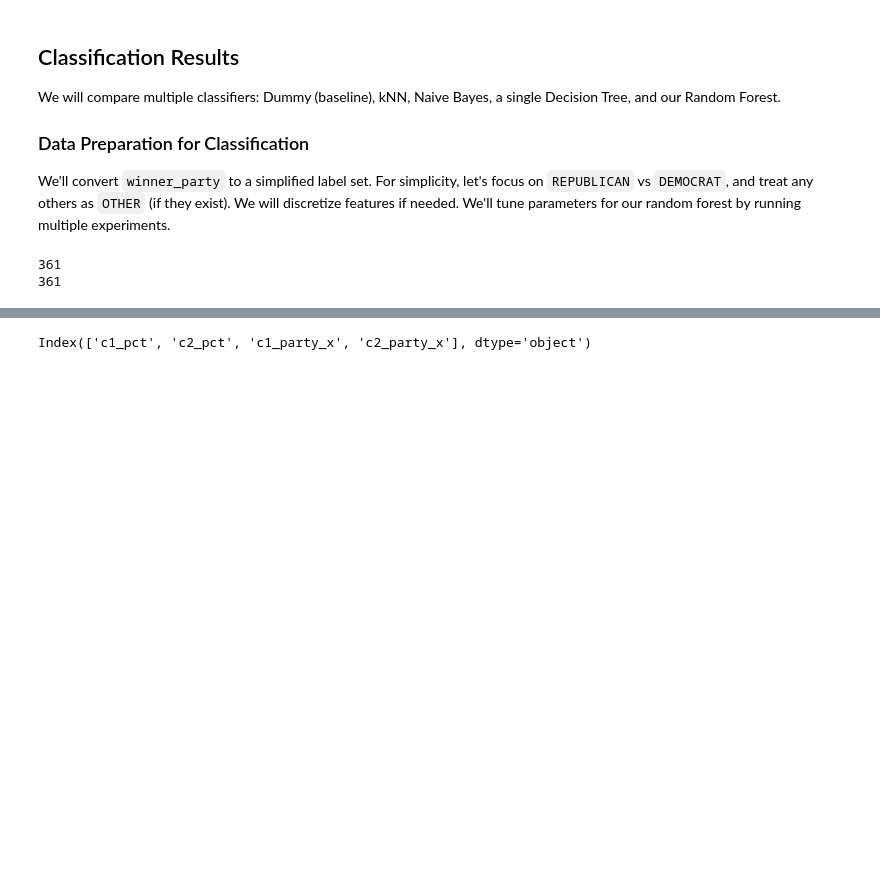
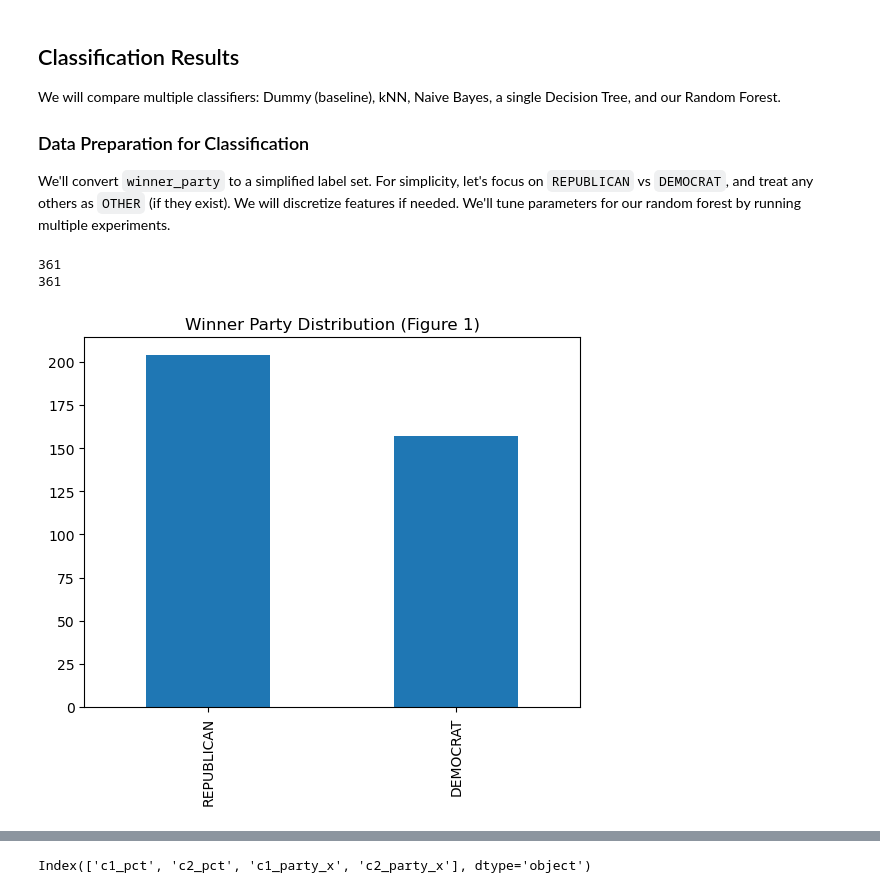
Before and after one commit to rystm01/CPSC322-FinalProject, a Jupyter notebook: main.ipynb, the cells around one changed output, grey strips where cells are left out. Cells and saved outputs as stored; diff of their text form; code cells hidden in the pictures; blank space fills up the shorter version.

```diff
--- a/main.ipynb
+++ b/main.ipynb
@@ -150,3 +152,9 @@ X_train, X_test, y_train, y_test = train_test_split(X_sel, y, test_size=0.4, ran
 # %% [output]
 361
 361
+# %%
+y.value_counts().plot(kind='bar', title='Winner Party Distribution (Figure 1)')
+plt.savefig('freqs.jpg', pad_inches=.3, bbox_inches='tight')
+plt.show()
+# %% [output]
+[figure, added]
```
Also changed, not shown: parts of 8 cells of this notebook, 2 other files.
